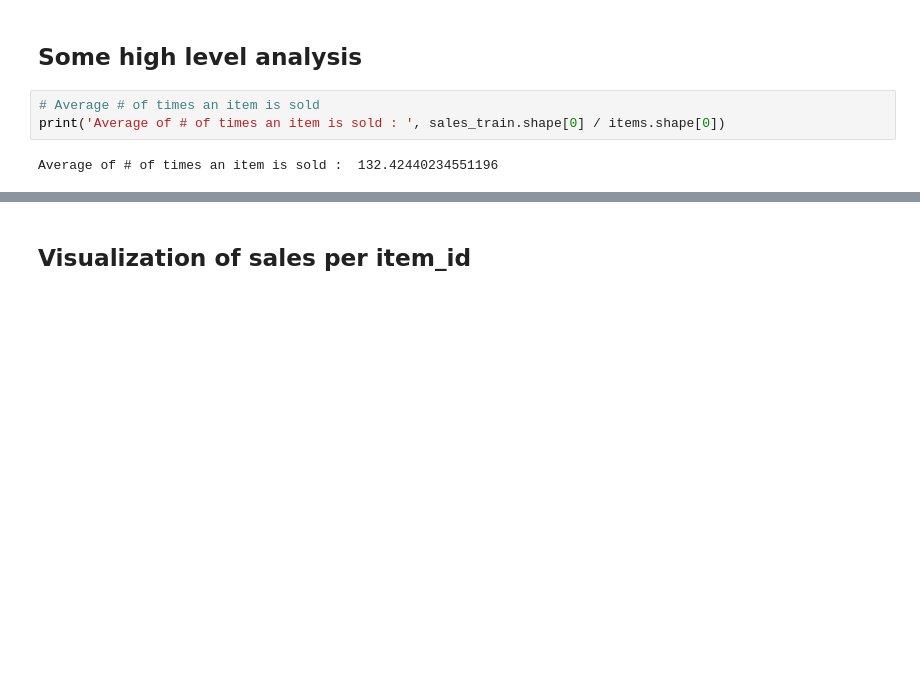
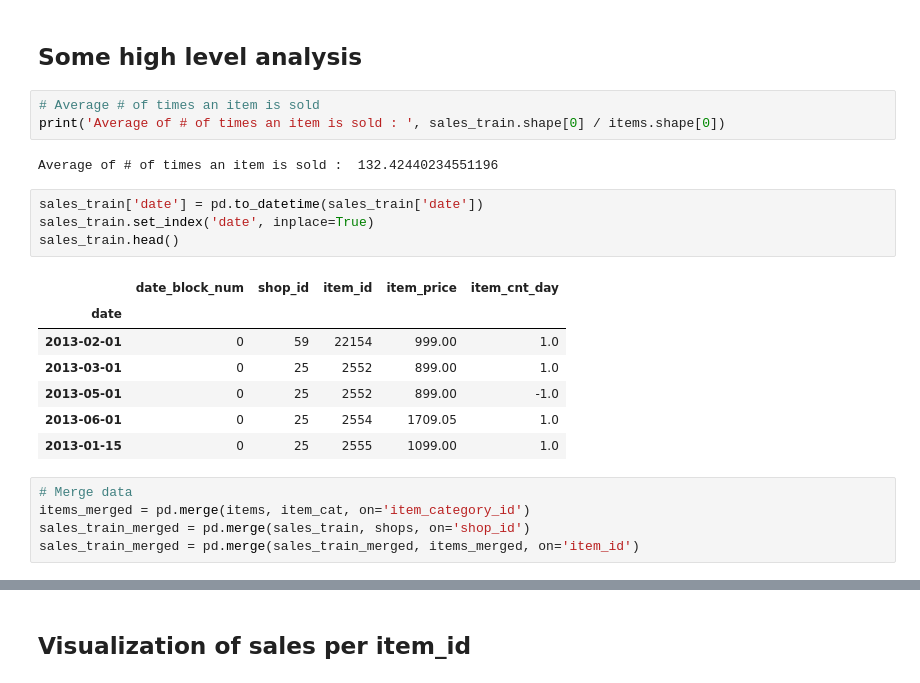
Before and after one commit to ThomasLeMontagner/Predict_Future_Sales, a Jupyter notebook: predict-future-sales.ipynb, the cells around one changed output, grey strips where cells are left out. Drawn from its saved outputs; the diff is of its cells as text; blank space fills up the shorter version.

```diff
--- a/predict-future-sales.ipynb
+++ b/predict-future-sales.ipynb
@@ -203,3 +209,20 @@ True
 print('Average of # of times an item is sold : ', sales_train.shape[0] / items.shape[0])
 # %% [output]
 Average of # of times an item is sold :  132.42440234551196
+# %%
+sales_train['date'] = pd.to_datetime(sales_train['date'])
+sales_train.set_index('date', inplace=True)
+sales_train.head()
+# %% [output]
+|  | date_block_num | shop_id | item_id | item_price | item_cnt_day |
+| date |  |  |  |  |  |
+| 2013-02-01 | 0 | 59 | 22154 | 999.00 | 1.0 |
+| 2013-03-01 | 0 | 25 | 2552 | 899.00 | 1.0 |
+| 2013-05-01 | 0 | 25 | 2552 | 899.00 | -1.0 |
+| 2013-06-01 | 0 | 25 | 2554 | 1709.05 | 1.0 |
+| 2013-01-15 | 0 | 25 | 2555 | 1099.00 | 1.0 |
+# %%
+# Merge data
+items_merged = pd.merge(items, item_cat, on='item_category_id')
+sales_train_merged = pd.merge(sales_train, shops, on='shop_id')
+sales_train_merged = pd.merge(sales_train_merged, items_merged, on='item_id')
```
Also changed, not shown: parts of 25 cells of this notebook.
